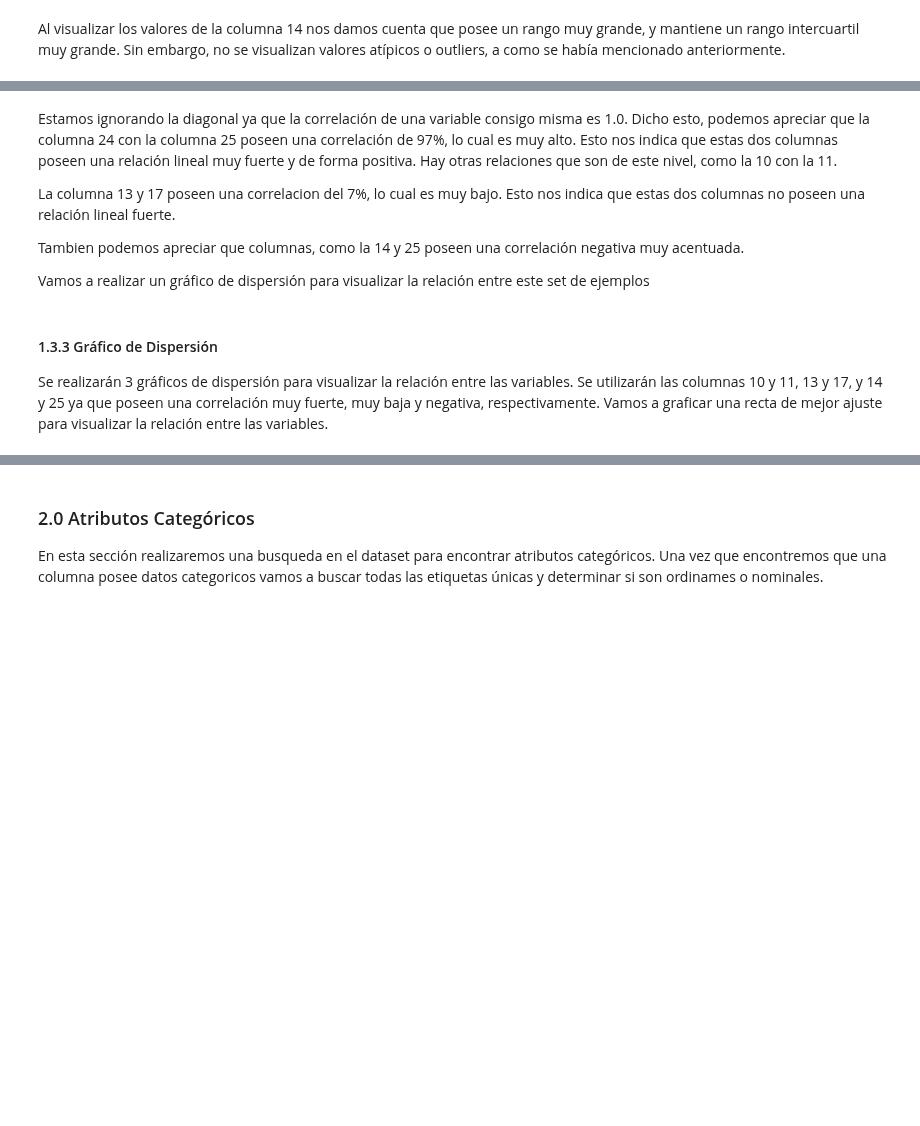
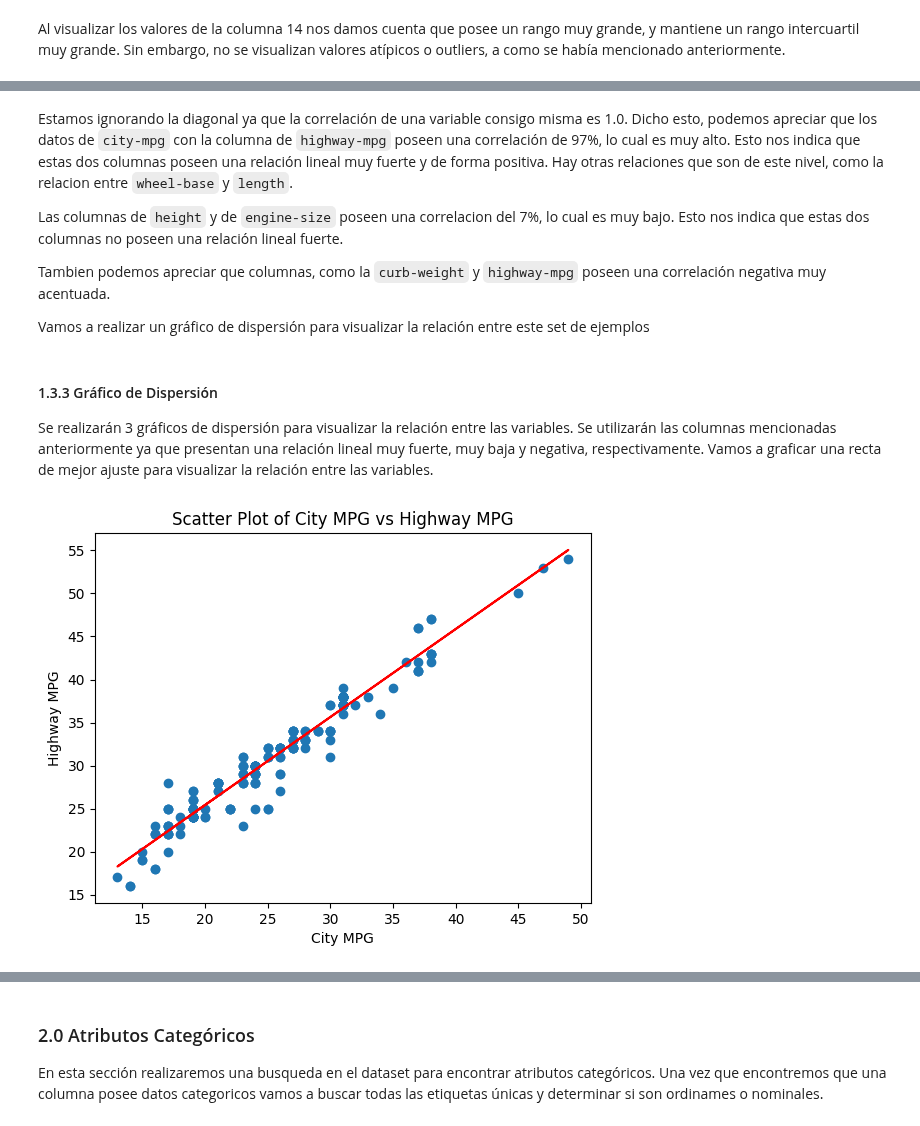
Before and after one commit to mantofer02/DataScienceBootcamp, a Jupyter notebook: FUNDATEC/MachineLearning/Quices/Quiz_01_MarcoFerraro.ipynb, the cells around one changed output, grey strips where cells are left out. Saved outputs shown, nothing was run; the diff lists cells and outputs as text; code cells hidden in the pictures; blank space fills up the shorter version.

```diff
--- a/FUNDATEC/MachineLearning/Quices/Quiz_01_MarcoFerraro.ipynb
+++ b/FUNDATEC/MachineLearning/Quices/Quiz_01_MarcoFerraro.ipynb
@@ -90,15 +172,15 @@ plt.show()
 # %% [markdown]
-Estamos ignorando la diagonal ya que la correlación de una variable consigo misma es 1.0. Dicho esto, podemos apreciar que la columna 24 con la columna 25 poseen una correlación de 97%, lo cual es muy alto. Esto nos indica que estas dos columnas poseen una relación lineal muy fuerte y de forma positiva. Hay otras relaciones que son de este nivel, como la 10 con la 11.
+Estamos ignorando la diagonal ya que la correlación de una variable consigo misma es 1.0. Dicho esto, podemos apreciar que los datos de `city-mpg` con la columna de `highway-mpg` poseen una correlación de 97%, lo cual es muy alto. Esto nos indica que estas dos columnas poseen una relación lineal muy fuerte y de forma positiva. Hay otras relaciones que son de este nivel, como la relacion entre `wheel-base` y `length`.
 
-La columna 13 y 17 poseen una correlacion del 7%, lo cual es muy bajo. Esto nos indica que estas dos columnas no poseen una relación lineal fuerte.
+Las columnas de `height` y de `engine-size` poseen una correlacion del 7%, lo cual es muy bajo. Esto nos indica que estas dos columnas no poseen una relación lineal fuerte.
 
-Tambien podemos apreciar que columnas, como la 14 y 25 poseen una correlación negativa muy acentuada.
+Tambien podemos apreciar que columnas, como la `curb-weight` y `highway-mpg` poseen una correlación negativa muy acentuada.
 
 Vamos a realizar un gráfico de dispersión para visualizar la relación entre este set de ejemplos
 # %% [markdown]
 #### 1.3.3 Gráfico de Dispersión
 
-Se realizarán 3 gráficos de dispersión para visualizar la relación entre las variables. Se utilizarán las columnas 10 y 11, 13 y 17, y 14 y 25 ya que poseen una correlación muy fuerte, muy baja y negativa, respectivamente. Vamos a graficar una recta de mejor ajuste para visualizar la relación entre las variables.
+Se realizarán 3 gráficos de dispersión para visualizar la relación entre las variables. Se utilizarán las columnas mencionadas anteriormente ya que presentan una relación lineal muy fuerte, muy baja y negativa, respectivamente. Vamos a graficar una recta de mejor ajuste para visualizar la relación entre las variables.
 # %%
 import numpy as np
 import matplotlib.pyplot as plt
@@ -125,4 +207,8 @@ def plot_scatter_plot(x, y, x_label='X', y_label='Y', title='Scatter Plot'):
   plt.title(title)
 
   plt.show()
+# %%
+plot_scatter_plot(cars_df['city-mpg'].values.reshape(-1, 1), cars_df['highway-mpg'].values.reshape(-1, 1), 'City MPG', 'Highway MPG', 'Scatter Plot of City MPG vs Highway MPG')
+# %% [output]
+[figure, added]
 # %%
```
Also changed, not shown: parts of 62 cells of this notebook, 48 other files.
